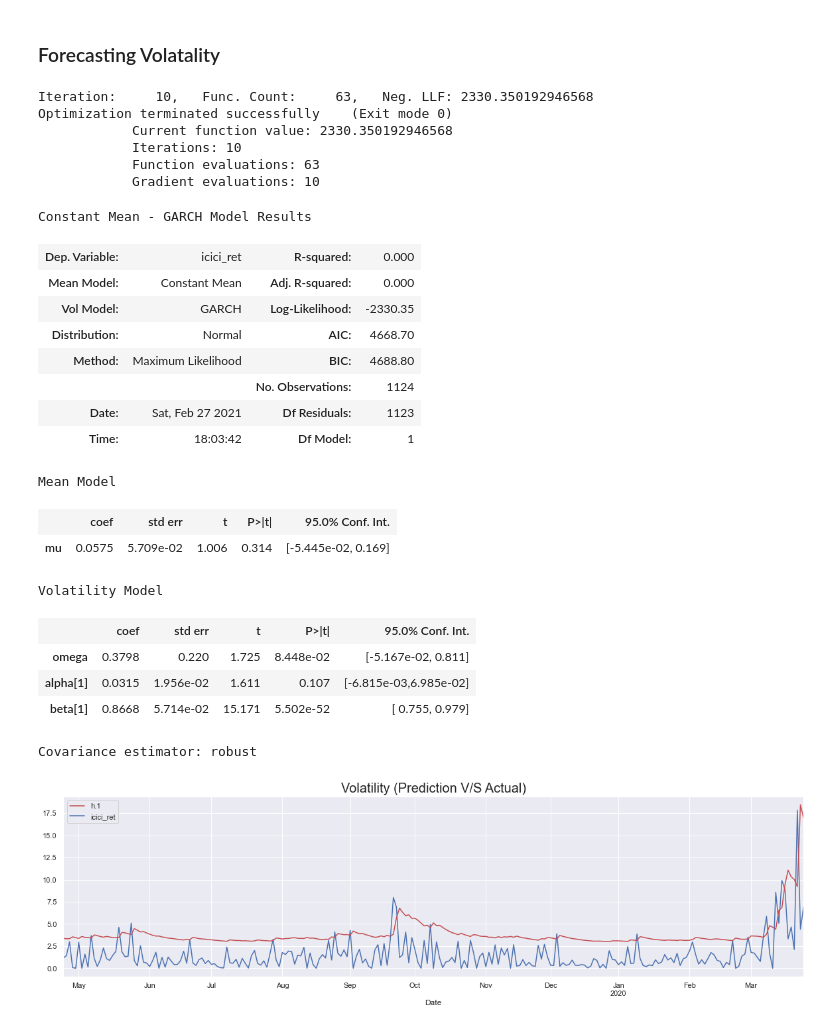
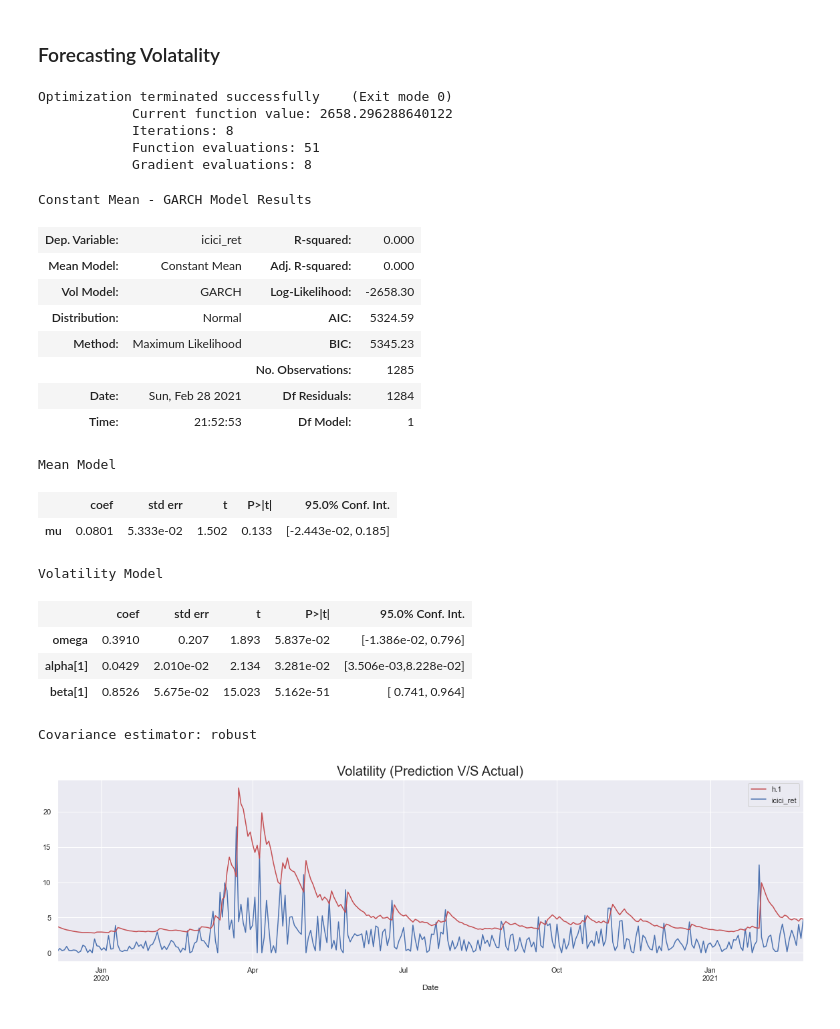
Before and after one commit to sid781/TimeSeriesForecasting, a Jupyter notebook: Forecasting.ipynb, the cells around one changed output. Saved outputs shown, nothing was run; the diff lists cells and outputs as text; code cells hidden in the pictures.

```diff
--- a/Forecasting.ipynb
+++ b/Forecasting.ipynb
@@ -60,10 +60,10 @@ df.head()
 # %% [markdown]
 ### Train-Test Split
 # %%
-train_idx = int(len(df)*0.7)
-val_idx = train_idx+int(len(df)*0.15)
+train_idx = int(len(df)*0.8)
+#val_idx = train_idx+int(len(df)*0.15)
 
-df_train, df_val, df_test = df.iloc[:train_idx], df.iloc[train_idx:val_idx], df.iloc[val_idx:]
+df_train, df_test = df.iloc[:train_idx], df.iloc[train_idx:]
 # %%
 df_train.tail()
 # %% [output]
@@ -198,0 +232,3 @@ def LLR_test(mod_1, mod_2, df):
+# %%
+start_date="2019-12-05"
+end_date="2021-02-26"
@@ -460,4 +525 @@ But as per the AIC we can say that ARMA(1,3) is preffered over ARMA(3,1).
-# %%
-start_date="2019-04-24"
-end_date="2020-03-25"
 # %%
@@ -508,46 +641,44 @@ plt.show()
 # %% [markdown]
 ### Forecasting Volatality
 # %%
-model1 = arch_model(
-            df.icici_ret[1:],
-            mean="constant",
-            vol="GARCH",
-            p=1,
-            q=1
-            )
+model1 = arch_model(df.icici_ret[1:],
+                    mean="constant",
+                    vol="GARCH",
+                    p=1,
+                    q=1,
+                    dist="Normal")
 results1 = model1.fit(last_obs= start_date, update_freq=10)
 results1.summary()
 # %% [output]
-Iteration:     10,   Func. Count:     63,   Neg. LLF: 2330.350192946568
 Optimization terminated successfully    (Exit mode 0)
-            Current function value: 2330.350192946568
-            Iterations: 10
-            Function evaluations: 63
-            Gradient evaluations: 10
+            Current function value: 2658.296288640122
+            Iterations: 8
+            Function evaluations: 51
+            Gradient evaluations: 8
 Constant Mean - GARCH Model Results
 | Dep. Variable: | icici_ret | R-squared: | 0.000 |
 | Mean Model: | Constant Mean | Adj. R-squared: | 0.000 |
-| Vol Model: | GARCH | Log-Likelihood: | -2330.35 |
-| Distribution: | Normal | AIC: | 4668.70 |
-| Method: | Maximum Likelihood | BIC: | 4688.80 |
-|  |  | No. Observations: | 1124 |
-| Date: | Sat, Feb 27 2021 | Df Residuals: | 1123 |
-| Time: | 18:03:42 | Df Model: | 1 |
+| Vol Model: | GARCH | Log-Likelihood: | -2658.30 |
+| Distribution: | Normal | AIC: | 5324.59 |
+| Method: | Maximum Likelihood | BIC: | 5345.23 |
+|  |  | No. Observations: | 1285 |
+| Date: | Sun, Feb 28 2021 | Df Residuals: | 1284 |
+| Time: | 21:52:53 | Df Model: | 1 |
 Mean Model
 |  | coef | std err | t | P>|t| | 95.0% Conf. Int. |
-| mu | 0.0575 | 5.709e-02 | 1.006 | 0.314 | [-5.445e-02, 0.169] |
+| mu | 0.0801 | 5.333e-02 | 1.502 | 0.133 | [-2.443e-02, 0.185] |
 Volatility Model
 |  | coef | std err | t | P>|t| | 95.0% Conf. Int. |
-| omega | 0.3798 | 0.220 | 1.725 | 8.448e-02 | [-5.167e-02, 0.811] |
-| alpha[1] | 0.0315 | 1.956e-02 | 1.611 | 0.107 | [-6.815e-03,6.985e-02] |
-| beta[1] | 0.8668 | 5.714e-02 | 15.171 | 5.502e-52 | [ 0.755, 0.979] |
+| omega | 0.3910 | 0.207 | 1.893 | 5.837e-02 | [-1.386e-02, 0.796] |
+| alpha[1] | 0.0429 | 2.010e-02 | 2.134 | 3.281e-02 | [3.506e-03,8.228e-02] |
+| beta[1] | 0.8526 | 5.675e-02 | 15.023 | 5.162e-51 | [ 0.741, 0.964] |
 Covariance estimator: robust
 # %%
 pred_garch = results1.forecast(horizon=1, align="target")
 pred_garch.residual_variance[start_date:end_date].plot(figsize=(20,5), zorder=2, color='r')
-df_val.icici_ret.abs().plot(zorder=1)
+df_test.icici_ret.abs().plot(zorder=1)
 plt.title("Volatility (Prediction V/S Actual)", size=20)
 plt.legend()
 plt.show()
 # %% [output]
-[figure, old version]
+[figure, new version]
```
Also changed, not shown: parts of 68 cells of this notebook, 22 other files.
